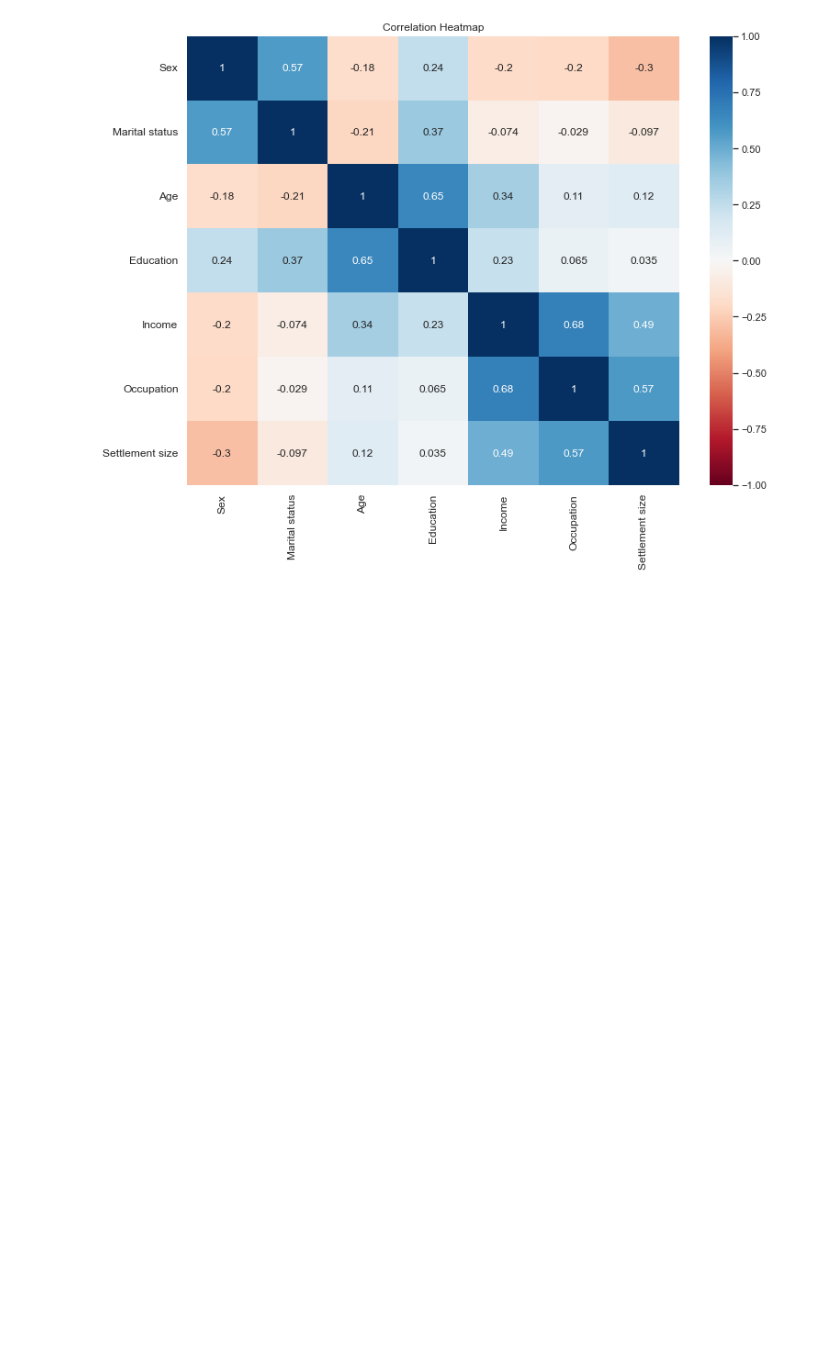
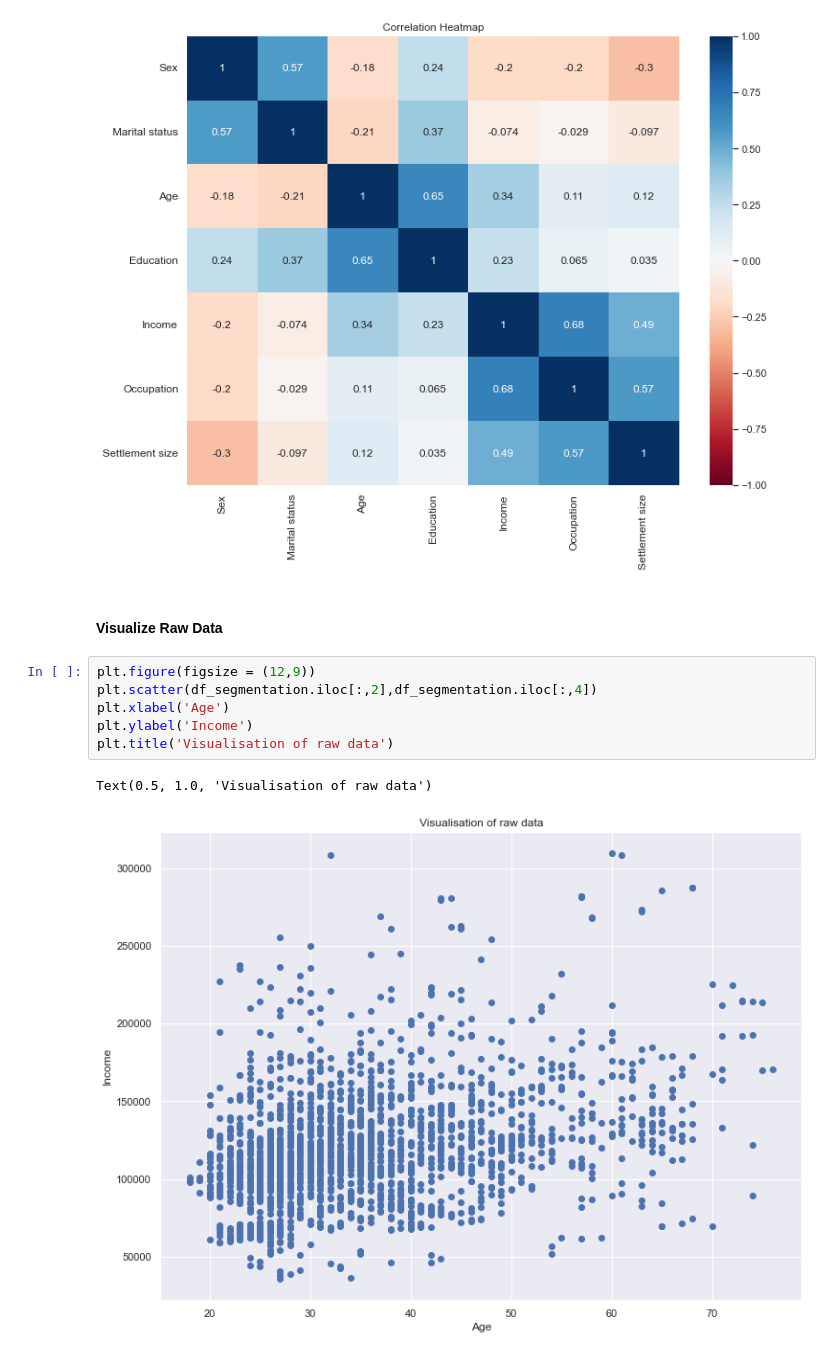
Before and after one commit to coja56/Customer_segmentation, a Jupyter notebook: customer_segementation.ipynb, the cells around one changed output. Saved outputs shown, nothing was run; the diff lists cells and outputs as text; blank space fills up the shorter version.

```diff
--- a/customer_segementation.ipynb
+++ b/customer_segementation.ipynb
@@ -62,3 +66,14 @@ plt.title('Correlation Heatmap')
 plt.show()
 # %% [output]
 [figure]
+# %% [markdown]
+#### Visualize Raw Data
+# %%
+plt.figure(figsize = (12,9))
+plt.scatter(df_segmentation.iloc[:,2],df_segmentation.iloc[:,4])
+plt.xlabel('Age')
+plt.ylabel('Income')
+plt.title('Visualisation of raw data')
+# %% [output]
+Text(0.5, 1.0, 'Visualisation of raw data')
+[figure, added]
```
Also changed, not shown: parts of 6 cells of this notebook, 1 other file.
